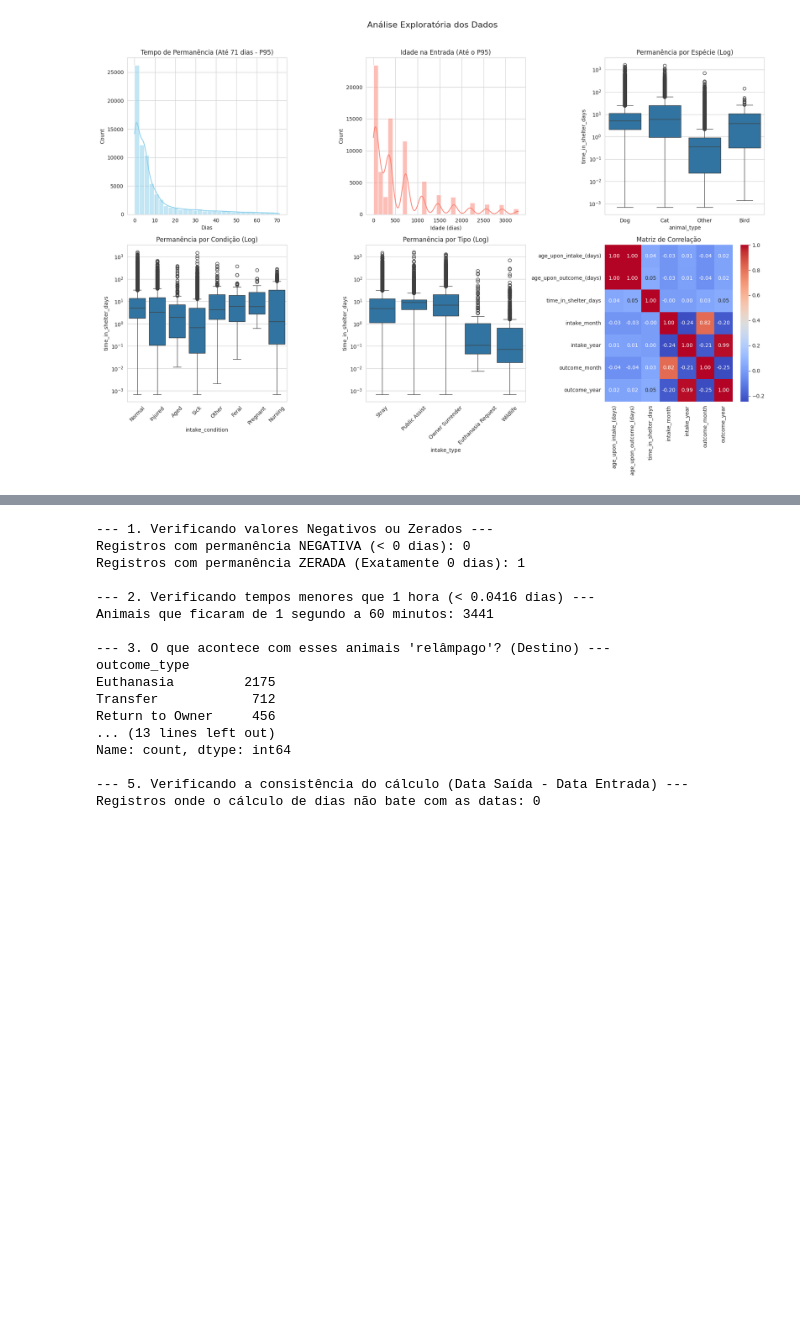
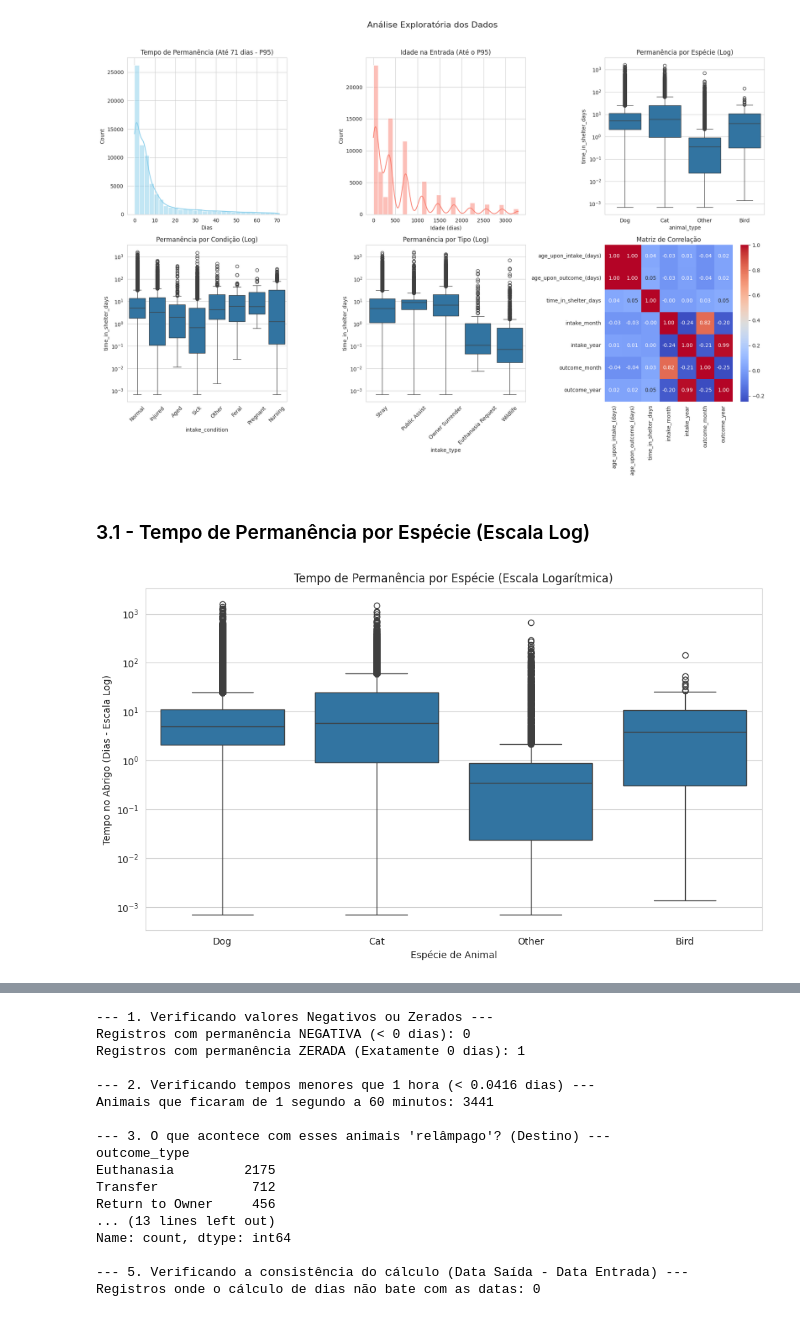
Before and after one commit to ViniMiranda06/PISI3---Adotai, a Jupyter notebook: PISI3_EDA.ipynb, the cells around one changed output, grey strips where cells are left out. Cells and saved outputs as stored; diff of their text form; code cells hidden in the pictures; blank space fills up the shorter version.

Commit message:
Criado usando o Colab
separação do notebook os gráficos de permanência, espécie e tipo

```diff
--- a/PISI3_EDA.ipynb
+++ b/PISI3_EDA.ipynb
@@ -184,3 +185,16 @@ memory usage: 24.9+ MB
 | top | 1 year | A721033 | 2014-05-05 00:00:00 | Partner | Adoption | Neutered Male | ... |
 | freq | 14750 | 13 | 112 | 19840 | 33594 | 28293 | ... |
 [figure]
+# %% [markdown]
+### 3.1 - Tempo de Permanência por Espécie (Escala Log)
+# %%
+plt.figure(figsize=(10, 6))
+sns.boxplot(x='animal_type', y='time_in_shelter_days', data=df[df['time_in_shelter_days'] > 0])
+plt.yscale('log')
+plt.title('Tempo de Permanência por Espécie (Escala Logarítmica)')
+plt.xlabel('Espécie de Animal')
+plt.ylabel('Tempo no Abrigo (Dias - Escala Log)')
+plt.tight_layout()
+plt.show()
+# %% [output]
+[figure, added]
```
Also changed, not shown: parts of 6 cells of this notebook.
